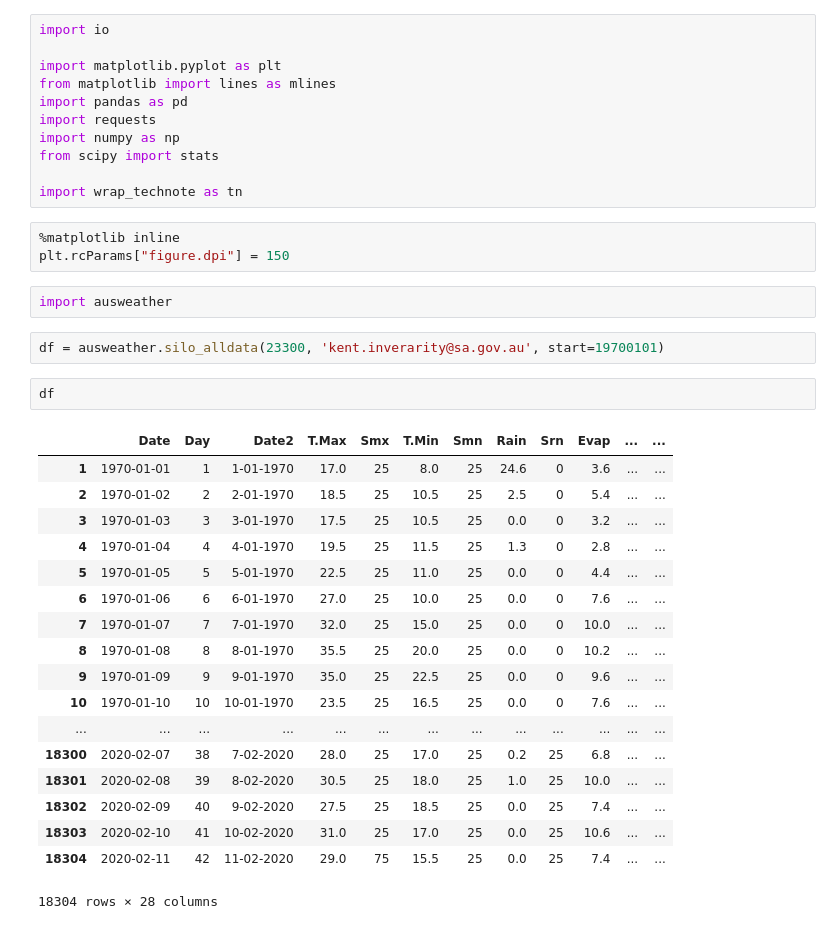
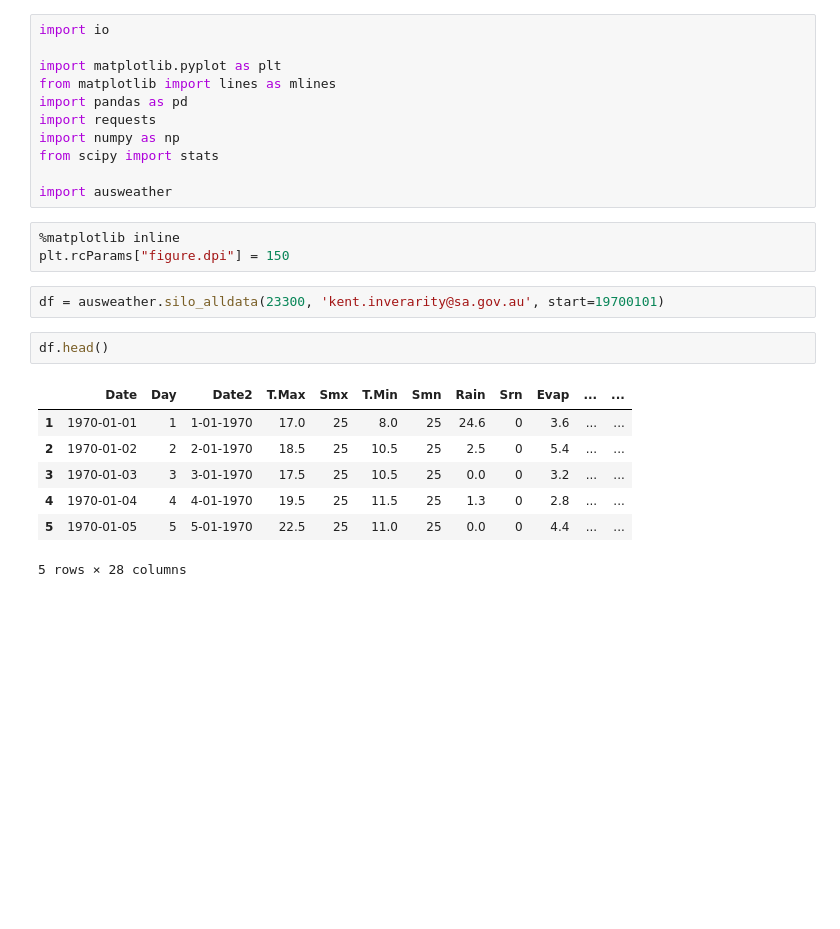
Before and after one commit to kinverarity1/ausweather, a Jupyter notebook: notebooks/SILO data.ipynb, the cells around one changed output. Saved outputs shown, nothing was run; the diff lists cells and outputs as text; blank space fills up the shorter version.

```diff
--- a/notebooks/SILO data.ipynb
+++ b/notebooks/SILO data.ipynb
@@ -8,35 +8,22 @@ import requests
 import numpy as np
 from scipy import stats
 
-import wrap_technote as tn
+import ausweather
 # %%
 %matplotlib inline
 plt.rcParams["figure.dpi"] = 150
-# %%
-import ausweather
 # %%
 df = ausweather.silo_alldata(23300, 'kent.inverarity@sa.gov.au', start=19700101)
 # %%
-df
+df.head()
 # %% [output]
 |  | Date | Day | Date2 | T.Max | Smx | T.Min | Smn | Rain | Srn | Evap | ... | ... |
 | 1 | 1970-01-01 | 1 | 1-01-1970 | 17.0 | 25 | 8.0 | 25 | 24.6 | 0 | 3.6 | ... | ... |
 | 2 | 1970-01-02 | 2 | 2-01-1970 | 18.5 | 25 | 10.5 | 25 | 2.5 | 0 | 5.4 | ... | ... |
 | 3 | 1970-01-03 | 3 | 3-01-1970 | 17.5 | 25 | 10.5 | 25 | 0.0 | 0 | 3.2 | ... | ... |
 | 4 | 1970-01-04 | 4 | 4-01-1970 | 19.5 | 25 | 11.5 | 25 | 1.3 | 0 | 2.8 | ... | ... |
 | 5 | 1970-01-05 | 5 | 5-01-1970 | 22.5 | 25 | 11.0 | 25 | 0.0 | 0 | 4.4 | ... | ... |
-| 6 | 1970-01-06 | 6 | 6-01-1970 | 27.0 | 25 | 10.0 | 25 | 0.0 | 0 | 7.6 | ... | ... |
-| 7 | 1970-01-07 | 7 | 7-01-1970 | 32.0 | 25 | 15.0 | 25 | 0.0 | 0 | 10.0 | ... | ... |
-| 8 | 1970-01-08 | 8 | 8-01-1970 | 35.5 | 25 | 20.0 | 25 | 0.0 | 0 | 10.2 | ... | ... |
-| 9 | 1970-01-09 | 9 | 9-01-1970 | 35.0 | 25 | 22.5 | 25 | 0.0 | 0 | 9.6 | ... | ... |
-| 10 | 1970-01-10 | 10 | 10-01-1970 | 23.5 | 25 | 16.5 | 25 | 0.0 | 0 | 7.6 | ... | ... |
-| ... | ... | ... | ... | ... | ... | ... | ... | ... | ... | ... | ... | ... |
-| 18300 | 2020-02-07 | 38 | 7-02-2020 | 28.0 | 25 | 17.0 | 25 | 0.2 | 25 | 6.8 | ... | ... |
-| 18301 | 2020-02-08 | 39 | 8-02-2020 | 30.5 | 25 | 18.0 | 25 | 1.0 | 25 | 10.0 | ... | ... |
-| 18302 | 2020-02-09 | 40 | 9-02-2020 | 27.5 | 25 | 18.5 | 25 | 0.0 | 25 | 7.4 | ... | ... |
-| 18303 | 2020-02-10 | 41 | 10-02-2020 | 31.0 | 25 | 17.0 | 25 | 0.0 | 25 | 10.6 | ... | ... |
-| 18304 | 2020-02-11 | 42 | 11-02-2020 | 29.0 | 75 | 15.5 | 25 | 0.0 | 25 | 7.4 | ... | ... |
-18304 rows × 28 columns
+5 rows × 28 columns
 # %%
 df.info()
 # %% [output]
```
Also changed, not shown: parts of 1 cell of this notebook, 2 other files.
